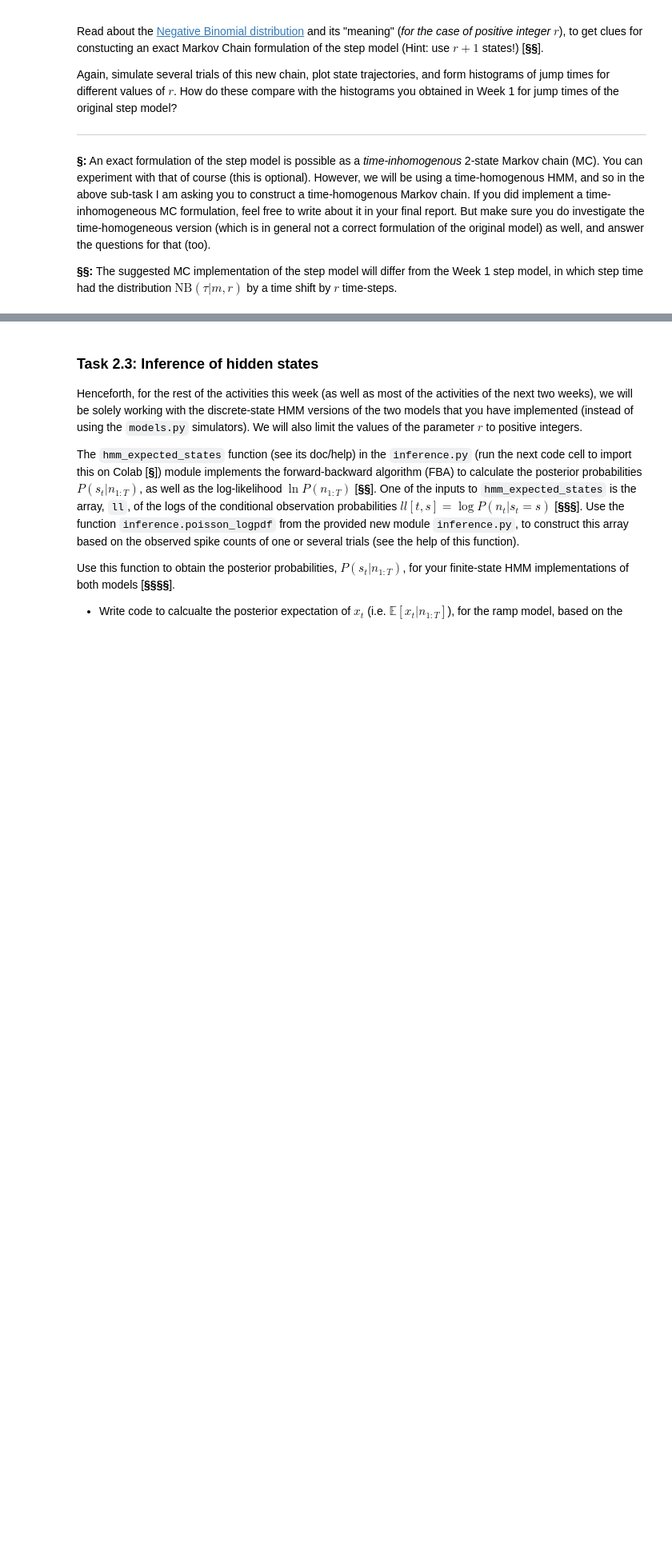
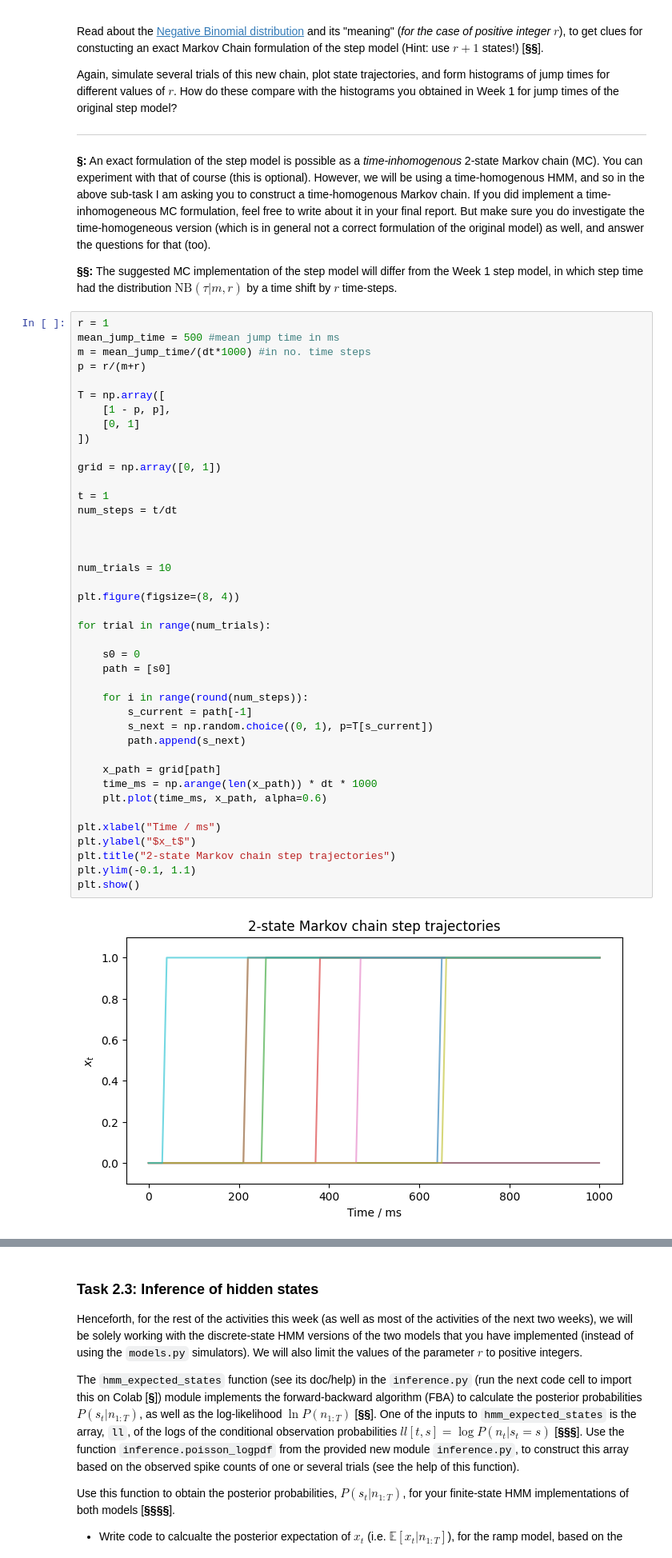
Before and after one commit to MYLO175/GG3-Mylo, a Jupyter notebook: GG3_project.ipynb, the cells around one changed output, grey strips where cells are left out. Shown at 80% size. Saved outputs shown, nothing was run; the diff lists cells and outputs as text; blank space fills up the shorter version.

```diff
--- a/GG3_project.ipynb
+++ b/GG3_project.ipynb
@@ -1883,3 +1883,46 @@ Again, simulate several trials of this new chain, plot state trajectories, and f
 **§:** An exact formulation of the step model is possible as a *time-inhomogenous* 2-state Markov chain (MC). You can experiment with that of course (this is optional). However, we will be using a time-homogenous HMM, and so in the above sub-task I am asking you to construct a time-homogenous Markov chain. If you did implement a time-inhomogeneous MC formulation, feel free to write about it in your final report. But make sure you do investigate the time-homogeneous version (which is in general not a correct formulation of the original model) as well, and answer the questions for that (too).
 
 **§§:** The suggested MC implementation of the step model will differ from the Week 1 step model, in which step time had the distribution $\mathrm{NB}(\tau | m, r)$ by a time shift by $r$ time-steps.
+# %%
+r = 1
+mean_jump_time = 500 #mean jump time in ms
+m = mean_jump_time/(dt*1000) #in no. time steps
+p = r/(m+r)
+
+T = np.array([
+    [1 - p, p],
+    [0, 1]
+])
+
+grid = np.array([0, 1])
+
+t = 1
+num_steps = t/dt
+
+
+
+num_trials = 10
+
+plt.figure(figsize=(8, 4))
+
+for trial in range(num_trials):
+
+    s0 = 0
+    path = [s0]
+
+    for i in range(round(num_steps)):
+        s_current = path[-1]
+        s_next = np.random.choice((0, 1), p=T[s_current])
+        path.append(s_next)
+
+    x_path = grid[path]
+    time_ms = np.arange(len(x_path)) * dt * 1000
+    plt.plot(time_ms, x_path, alpha=0.6)
+
+plt.xlabel("Time / ms")
+plt.ylabel("$x_t$")
+plt.title("2-state Markov chain step trajectories")
+plt.ylim(-0.1, 1.1)
+plt.show()
+# %% [output]
+[figure, added]
```
Also changed, not shown: parts of 16 cells of this notebook.
